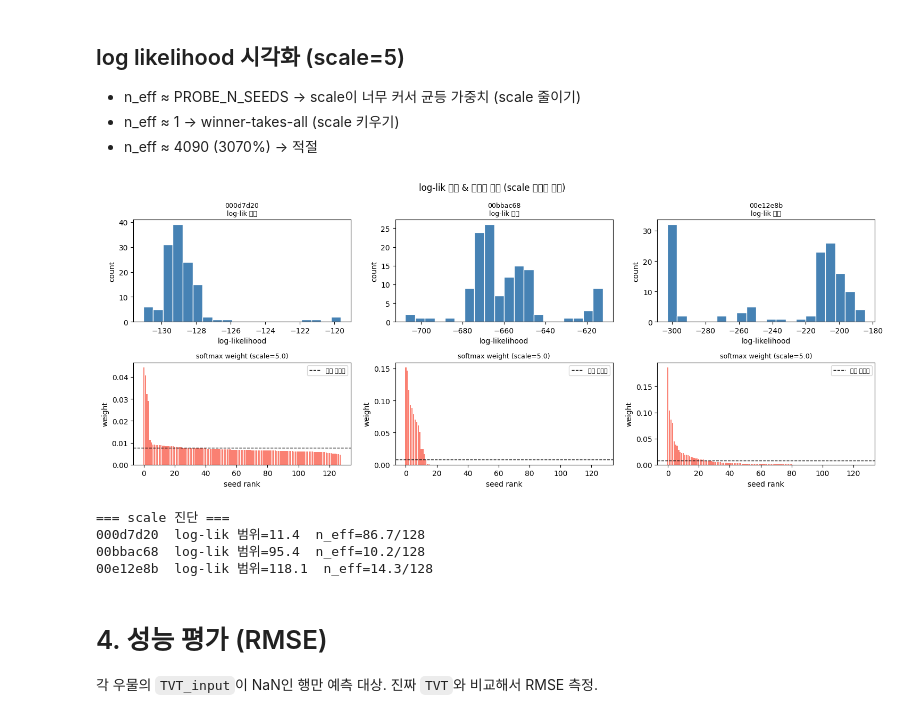
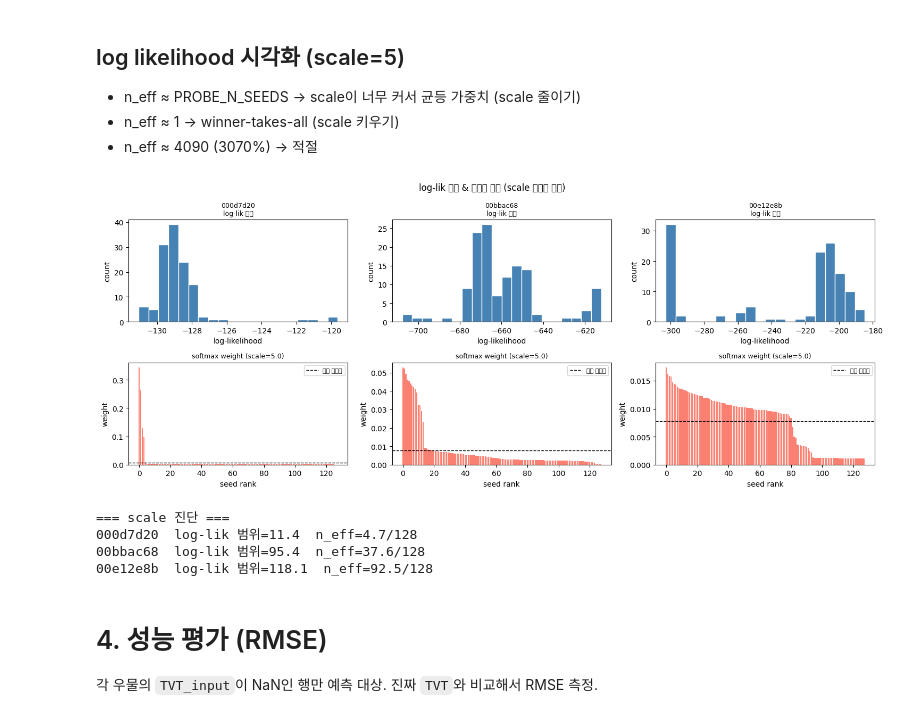
Before and after one commit to yejinkyo/ROGII, a Jupyter notebook: notebooks/07_physical_pf.ipynb, the cells around one changed output. Cells and saved outputs as stored; diff of their text form; code cells hidden in the pictures.

Commit message:
[실험] scale을 표준편차에 비례하게 설정 결과: === scale 진단 === 000d7d20  log-lik 범위=11.4  n_eff=4.7/128 00bbac68  log-lik 범위=95.4  n_eff=37.6/128 00e12e8b  log-lik 범위=118.1  n_eff=92.5/128 분산이 너무 크거나 작음 mean rmse: 7.71

```diff
--- a/notebooks/07_physical_pf.ipynb
+++ b/notebooks/07_physical_pf.ipynb
@@ -150,7 +150,7 @@ def run_particle_filter(hw, tw, n_particles=2000, seed=42):
     out_vals[list(ev.index)] = res
     return out_vals, log_lik
 # %%
-def run_pf_lik_ensemble(hw, tw, n_particles=500, n_seeds=16, scale=5.0,
+def run_pf_lik_ensemble(hw, tw, n_particles=500, n_seeds=16,
                         return_internals=False):
     """
     여러 seed로 PF 돌리고 log-likelihood 가중평균.
@@ -162,9 +162,10 @@ def run_pf_lik_ensemble(hw, tw, n_particles=500, n_seeds=16, scale=5.0,
         liks.append(ll)
 
     liks = np.array(liks)
+    scale = max(float(liks.std()), 1.0)
     weights = np.exp((liks - liks.max()) / scale)
     weights /= weights.sum()
-    ensemble_pred = (weights[:, None] * np.stack(preds, 0)).sum()
+    ensemble_pred = (weights[:, None] * np.stack(preds, 0)).sum(0)
     if return_internals:
         return ensemble_pred, liks, weights
     return ensemble_pred
@@ -184,7 +185,7 @@ for col, wid in enumerate(PROBE_WIDS):
     hw, tw = load_well(wid, 'train')
     _, liks, weights = run_pf_lik_ensemble(
         hw, tw, n_particles=500, n_seeds=PROBE_N_SEEDS,
-        scale=PROBE_SCALE, return_internals=True
+        return_internals=True
     )
 
     # 위쪽 행: log-likelihood 히스토그램
@@ -192,39 +193,39 @@ for col, wid in enumerate(PROBE_WIDS):
     ax_lik.hist(liks, bins=20, color='steelblue', edgecolor='white')
     ax_lik.set_title(f'{wid}\nlog-lik 분포', fontsize=9)
     ax_lik.set_xlabel('log-likelihood')
     ax_lik.set_ylabel('count')
 
     # 아래쪽 행: softmax 가중치 분포 (내림차순)
     ax_w = axes[1, col]
     ax_w.bar(range(len(weights)), np.sort(weights)[::-1], color='salmon')
     ax_w.axhline(1 / PROBE_N_SEEDS, color='k', linestyle='--', linewidth=1,
                  label='균등 가중치')
     ax_w.set_title(f'softmax weight (scale={PROBE_SCALE})', fontsize=9)
     ax_w.set_xlabel('seed rank')
     ax_w.set_ylabel('weight')
     ax_w.legend(fontsize=8)
 
 plt.suptitle('log-lik 분포 & 가중치 분포 (scale 적절성 확인)', fontsize=12)
 plt.tight_layout()
 plt.show()
 
 # n_eff (seed 수) 로 scale 진단
 print('\n=== scale 진단 ===')
 for wid in PROBE_WIDS:
     hw, tw = load_well(wid, 'train')
     _, liks, weights = run_pf_lik_ensemble(
         hw, tw, n_particles=500, n_seeds=PROBE_N_SEEDS,
-        scale=PROBE_SCALE, return_internals=True
+        return_internals=True
     )
     n_eff = 1.0 / (weights ** 2).sum()
     lik_range = liks.max() - liks.min()
     print(f'{wid}  log-lik 범위={lik_range:.1f}  n_eff={n_eff:.1f}/{PROBE_N_SEEDS}')
 # %% [output]
-[figure, old version]
+[figure, new version]
 === scale 진단 ===
-000d7d20  log-lik 범위=11.4  n_eff=86.7/128
-00bbac68  log-lik 범위=95.4  n_eff=10.2/128
-00e12e8b  log-lik 범위=118.1  n_eff=14.3/128
+000d7d20  log-lik 범위=11.4  n_eff=4.7/128
+00bbac68  log-lik 범위=95.4  n_eff=37.6/128
+00e12e8b  log-lik 범위=118.1  n_eff=92.5/128
 # %% [markdown]
 # 4. 성능 평가 (RMSE)
 
```
